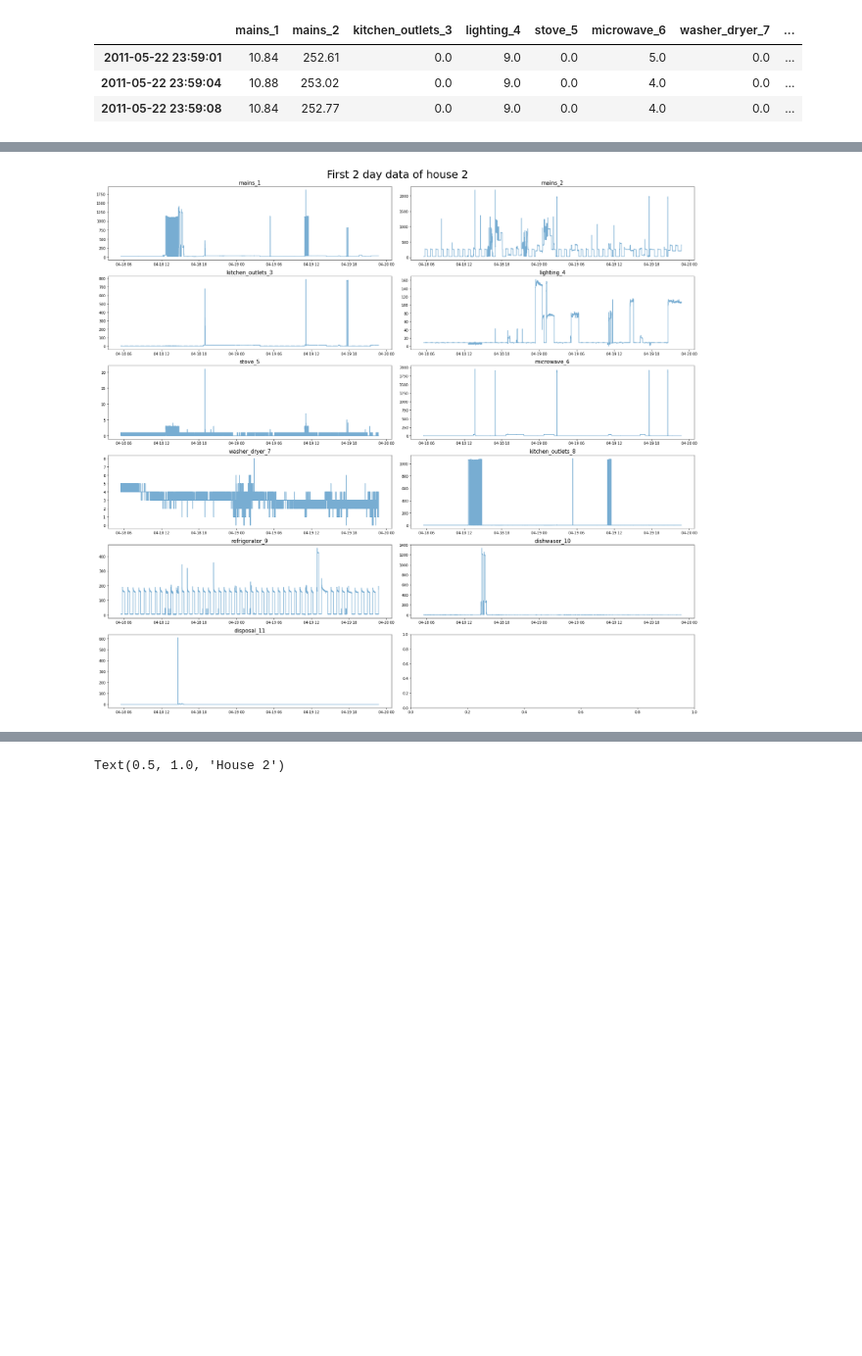
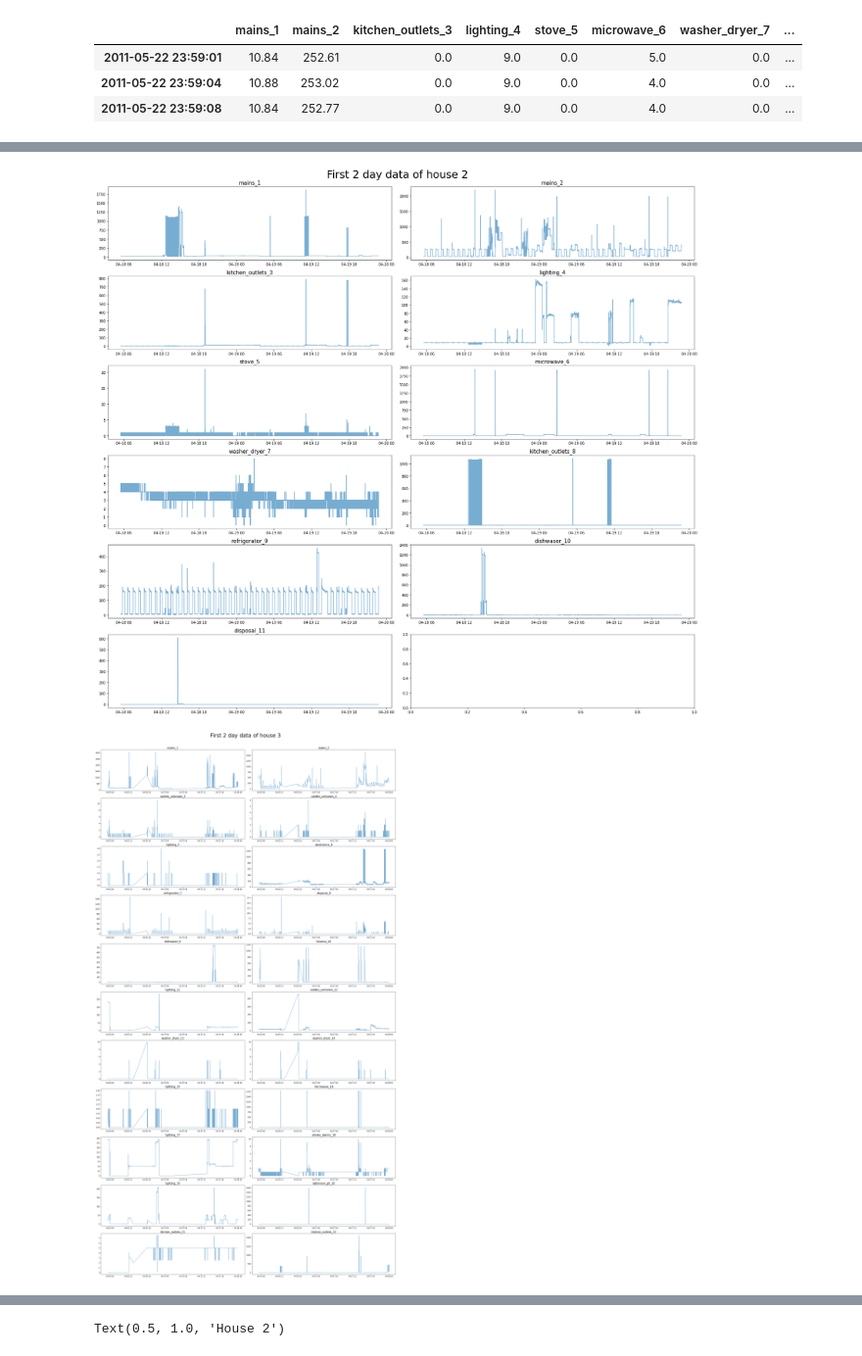
Before and after one commit to LeoVogiatzis/GNN_based_NILM, a Jupyter notebook: notebooks/Exploratory_analysis_REDD.ipynb, the cells around one changed output, grey strips where cells are left out. Shown at 98% size. Drawn from its saved outputs; the diff is of its cells as text; code cells hidden in the pictures; blank space fills up the shorter version.

```diff
--- a/notebooks/Exploratory_analysis_REDD.ipynb
+++ b/notebooks/Exploratory_analysis_REDD.ipynb
@@ -78,7 +86,7 @@ House 2 data has shape:  (316840, 11)
 | 2011-05-22 23:59:08 | 10.84 | 252.77 | 0.0 | 9.0 | 0.0 | 4.0 | 0.0 | ... |
 # %%
 dates = {}
-for i in range(1,3):
+for i in range(1,7):
     dates[i] = [str(time)[:10] for time in df[i].index.values]
     dates[i] = sorted(list(set(dates[i])))
     print('House {0} data contain {1} days from {2} to {3}.'.format(i,len(dates[i]),dates[i][0], dates[i][-1]))
@@ -92,18 +112,19 @@ House 2 data contain 16 days from 2011-04-18 to 2011-05-22.
 # %%
 # Plot 2 first day data of house 1 and 2
 def plot_df(df, title):
     apps = df.columns.values
     num_apps = len(apps)
     fig, axes = plt.subplots((num_apps+1)//2,2, figsize=(24, num_apps*2) )
     for i, key in enumerate(apps):
         axes.flat[i].plot(df[key], alpha = 0.6)
         axes.flat[i].set_title(key, fontsize = '15')
     plt.suptitle(title, fontsize = '30')
     fig.tight_layout()
     fig.subplots_adjust(top=0.95)
 
-for i in range(1,3):
+for i in range(1,7):
     plot_df(df[i].loc[:dates[i][1]], 'First 2 day data of house {}'.format(i))
 # %% [output]
 [figure]
 [figure]
+[figure, added]
```
Also changed, not shown: parts of 10 cells of this notebook, 3 other files.
